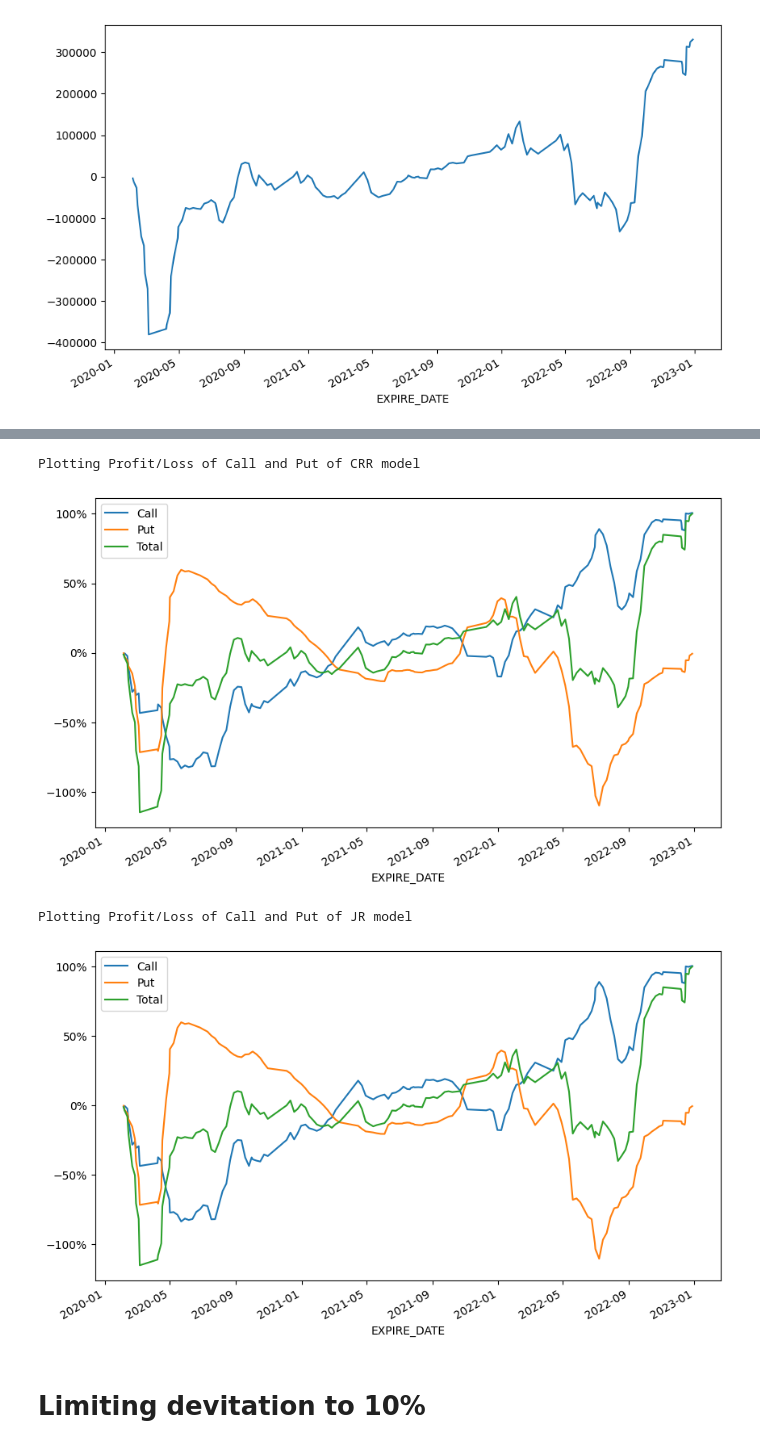
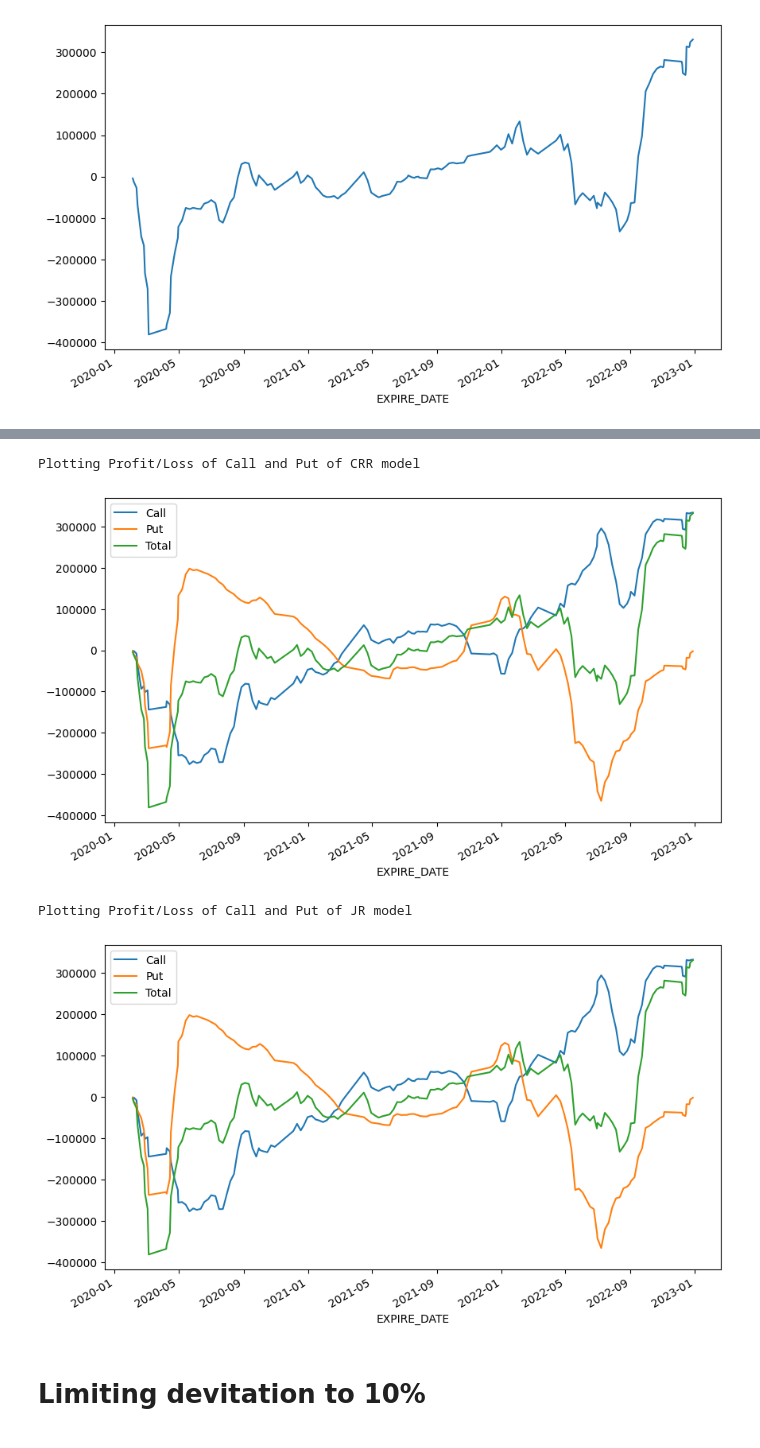
Before and after one commit to juanjaho/QF101-SPY-SPX-Option-Pricing, a Jupyter notebook: Analytics/main_spx.ipynb, the cells around one changed output, grey strips where cells are left out. Saved outputs shown, nothing was run; the diff lists cells and outputs as text; code cells hidden in the pictures.

```diff
--- a/Analytics/main_spx.ipynb
+++ b/Analytics/main_spx.ipynb
@@ -343,28 +335,20 @@ Plotting Profit/Loss of Long and Short of Call and Put of JR model
 # %%
 # plot profit/loss of call and put for crr model
 print('Plotting Profit/Loss of Call and Put of CRR model')
-(df_binomial_model_crr.groupby('EXPIRE_DATE')['PROFIT_LOSS_CALL','PROFIT_LOSS_PUT','PROFIT_LOSS'].sum().cumsum()/df_total_profit_loss_crr).plot()
-plt.gca().yaxis.set_major_formatter(mtick.PercentFormatter(1.0))
-if df_total_profit_loss_crr < 0:
-    print('Inverting y axis')
-    plt.gca().invert_yaxis()
+(df_binomial_model_crr.groupby('EXPIRE_DATE')['PROFIT_LOSS_CALL','PROFIT_LOSS_PUT','PROFIT_LOSS'].sum().cumsum()).plot()
 plt.legend(['Call','Put','Total'])
 plt.show()
 
 # plot profit/loss of call and put for jr model
 print('Plotting Profit/Loss of Call and Put of JR model')
-(df_binomial_model_jr.groupby('EXPIRE_DATE')['PROFIT_LOSS_CALL','PROFIT_LOSS_PUT','PROFIT_LOSS'].sum().cumsum()/df_total_profit_loss_jr).plot()
-plt.gca().yaxis.set_major_formatter(mtick.PercentFormatter(1.0))
-if df_total_profit_loss_jr < 0:
-    print('Inverting y axis')
-    plt.gca().invert_yaxis()
+(df_binomial_model_jr.groupby('EXPIRE_DATE')['PROFIT_LOSS_CALL','PROFIT_LOSS_PUT','PROFIT_LOSS'].sum().cumsum()).plot()
 plt.legend(['Call','Put','Total'])
 plt.show()
 # %% [output]
 Plotting Profit/Loss of Call and Put of CRR model
-[figure, old version]
+[figure, new version]
 Plotting Profit/Loss of Call and Put of JR model
-[figure, old version]
+[figure, new version]
 # %% [markdown]
 # Limiting devitation to 10%
 # %%
```
Also changed, not shown: parts of 4 cells of this notebook, 1 other file.
